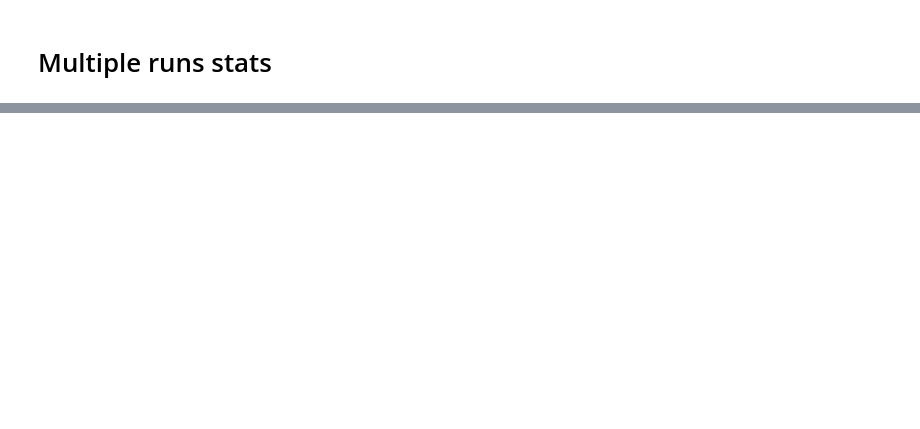
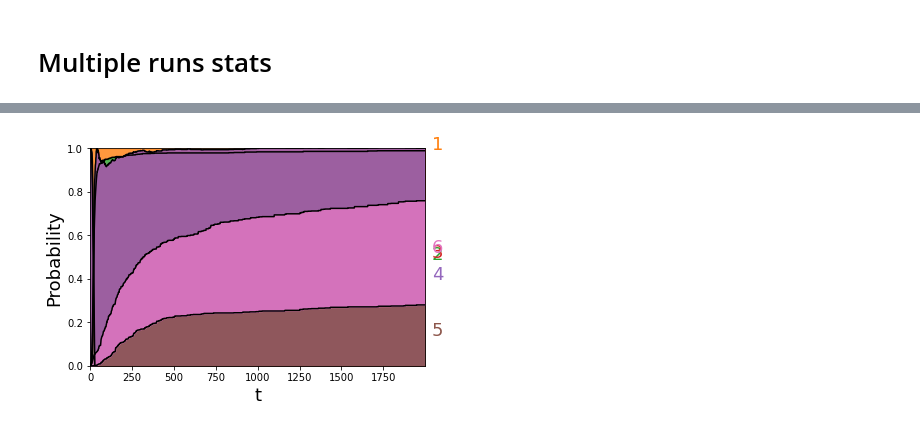
Before and after one commit to hrossman/pymsm, a Jupyter notebook: pymsm/examples/embt.ipynb, the cells around one changed output, grey strips where cells are left out. Cells and saved outputs as stored; diff of their text form; code cells hidden in the pictures; blank space fills up the shorter version.

```diff
--- a/pymsm/examples/embt.ipynb
+++ b/pymsm/examples/embt.ipynb
@@ -257,0 +224,7 @@ array([[1, 1, 1, 1, 1],
+# %%
+max_timestep = 2000
+stackplot_state_timesteps_from_paths(
+    mc_paths, max_timestep, order_top=[1, 2, 3, 4], order_bottom=[5, 6]
+)
+# %% [output]
+[figure, added]
```
Also changed, not shown: parts of 11 cells of this notebook, 4 other files.
